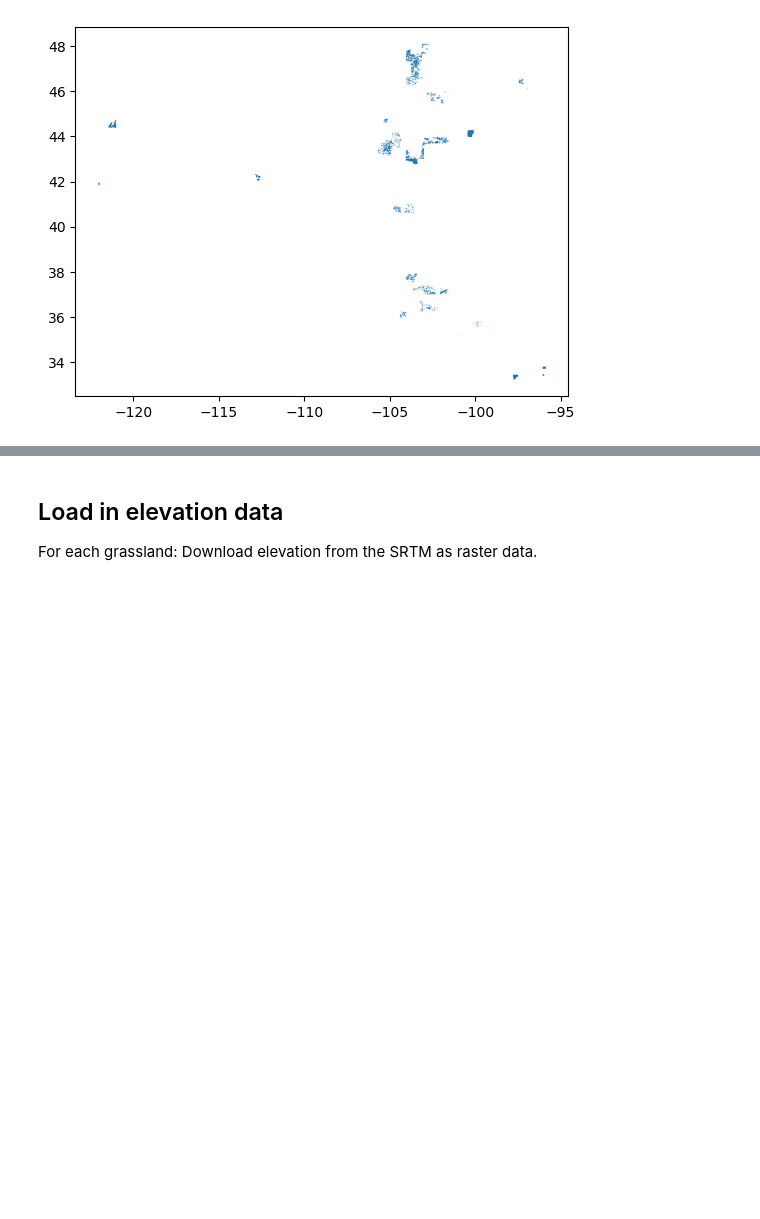
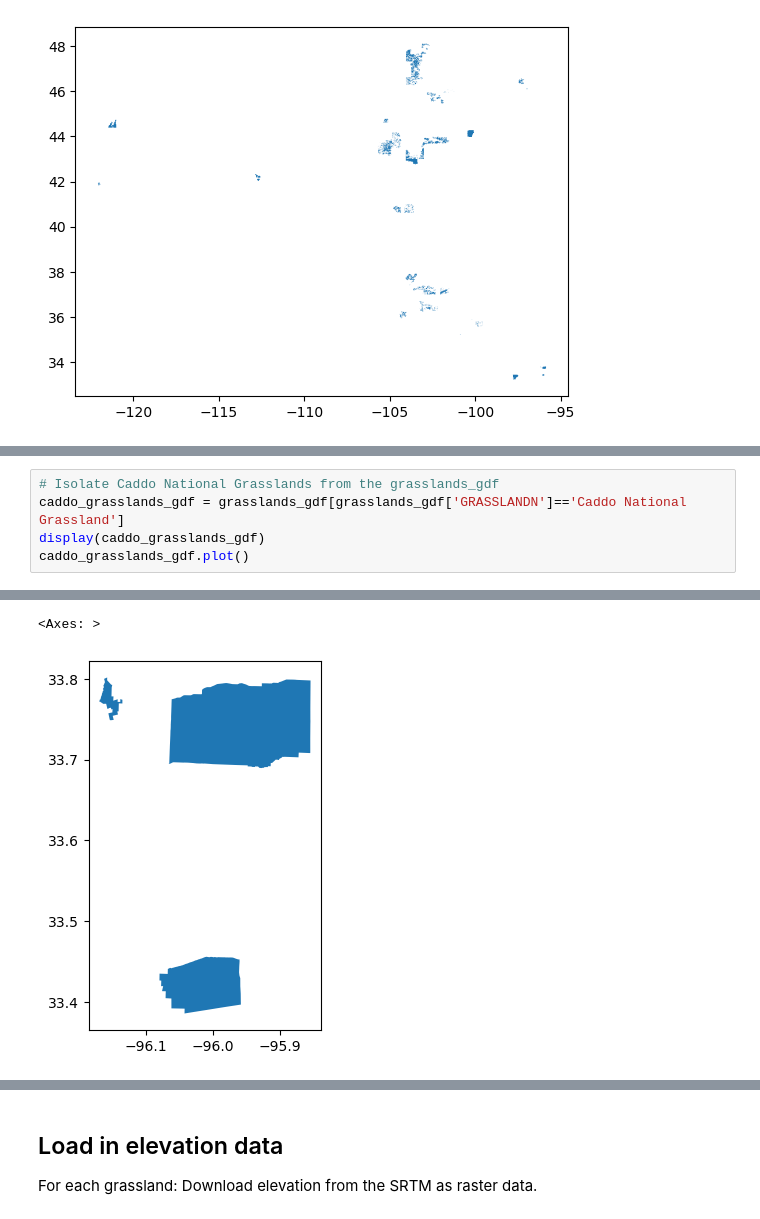
Before and after one commit to hanried/habitat-suitability, a Jupyter notebook: 00-habitat-suitability.ipynb, the cells around one changed output, grey strips where cells are left out. Saved outputs shown, nothing was run; the diff lists cells and outputs as text; blank space fills up the shorter version.

```diff
--- a/00-habitat-suitability.ipynb
+++ b/00-habitat-suitability.ipynb
@@ -91,0 +96,6 @@ shey_caddo_grasslands_gdf.plot()
+# %%
+# Isolate Caddo National Grasslands from the grasslands_gdf
+caddo_grasslands_gdf = grasslands_gdf[grasslands_gdf['GRASSLANDN']=='Caddo National Grassland']
+display(caddo_grasslands_gdf)
+caddo_grasslands_gdf.plot()
+# %% [output]
@@ -92,3 +104,5 @@ shey_caddo_grasslands_gdf.plot()
+<Axes: >
+[figure, added]
 # %%
 #MAYBE THIS CELL ISN'T NECESSARY B/C I DID THE ABOVE?
 #  Try downloading from the URL
```
Also changed, not shown: parts of 17 cells of this notebook.
